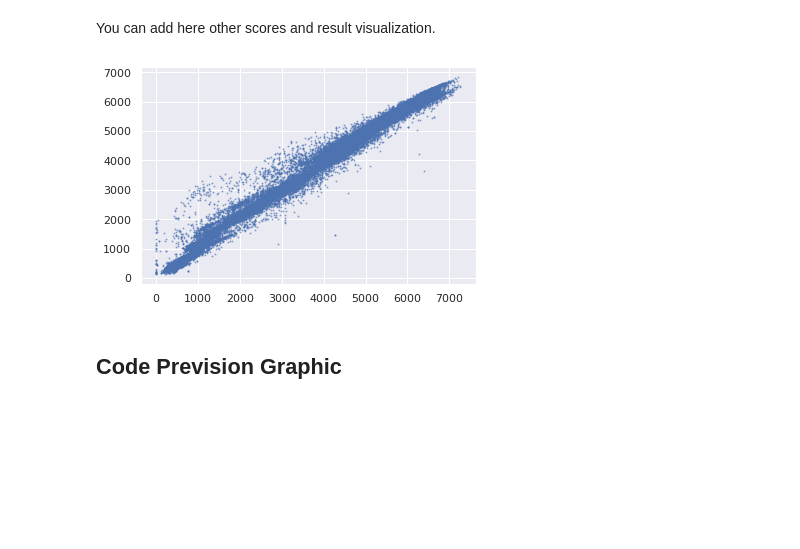
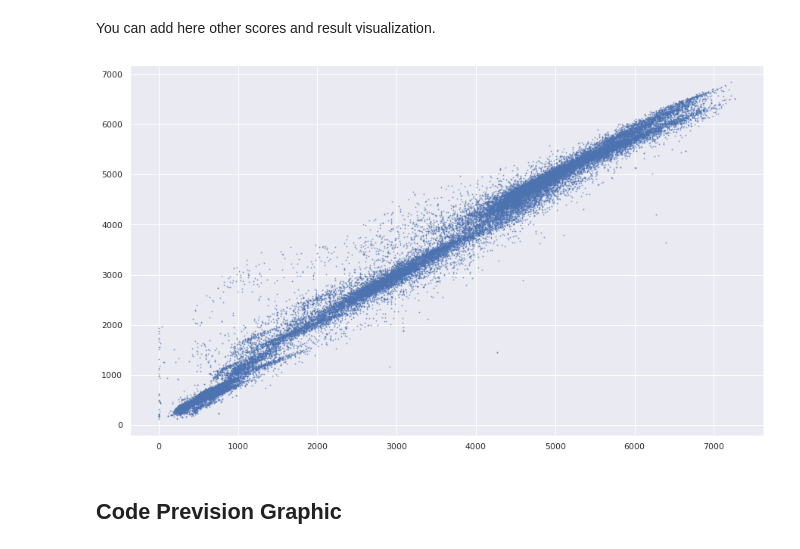
Before and after one commit to UrsulaAlcantara/Segway, a Jupyter notebook: starting_kit/README_model.ipynb, the cells around one changed output. Saved outputs shown, nothing was run; the diff lists cells and outputs as text; code cells hidden in the pictures; blank space fills up the shorter version.

Commit message:
Score plots

```diff
--- a/starting_kit/README_model.ipynb
+++ b/starting_kit/README_model.ipynb
@@ -904,10 +940,11 @@ Ideal score for the r2_metric metric = 1.0000
 # %% [markdown]
 You can add here other scores and result visualization.
 # %%
+plt.figure(figsize=(15,9))
 plt.scatter(Y_train, Y_hat_train, alpha =0.5, s = 1 )
 plt.show()
 # %% [output]
-[figure, old version]
+[figure, new version]
 # %% [markdown]
 ## Code Prevision Graphic
 # %%
```
Also changed, not shown: parts of 6 cells of this notebook.
